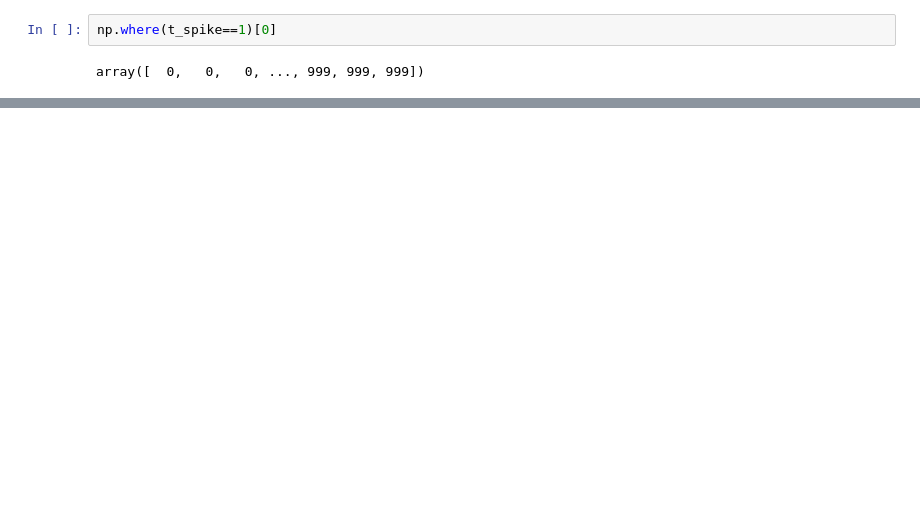
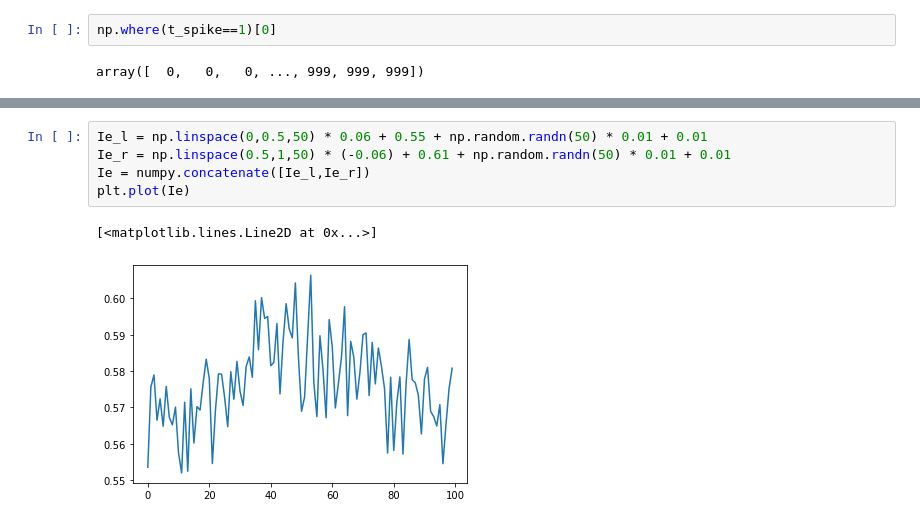
Before and after one commit to jkderrick028/neuralnet_midterm, a Jupyter notebook: implement_code.ipynb, the cells around one changed output, grey strips where cells are left out. Drawn from its saved outputs; the diff is of its cells as text; blank space fills up the shorter version.

```diff
--- a/implement_code.ipynb
+++ b/implement_code.ipynb
@@ -248,0 +268,8 @@ np.sum(t_spike==1)
+# %%
+Ie_l = np.linspace(0,0.5,50) * 0.06 + 0.55 + np.random.randn(50) * 0.01 + 0.01
+Ie_r = np.linspace(0.5,1,50) * (-0.06) + 0.61 + np.random.randn(50) * 0.01 + 0.01
+Ie = numpy.concatenate([Ie_l,Ie_r])
+plt.plot(Ie)
+# %% [output]
+[<matplotlib.lines.Line2D at 0x...>]
+[figure, added]
```
Also changed, not shown: parts of 12 cells of this notebook.
